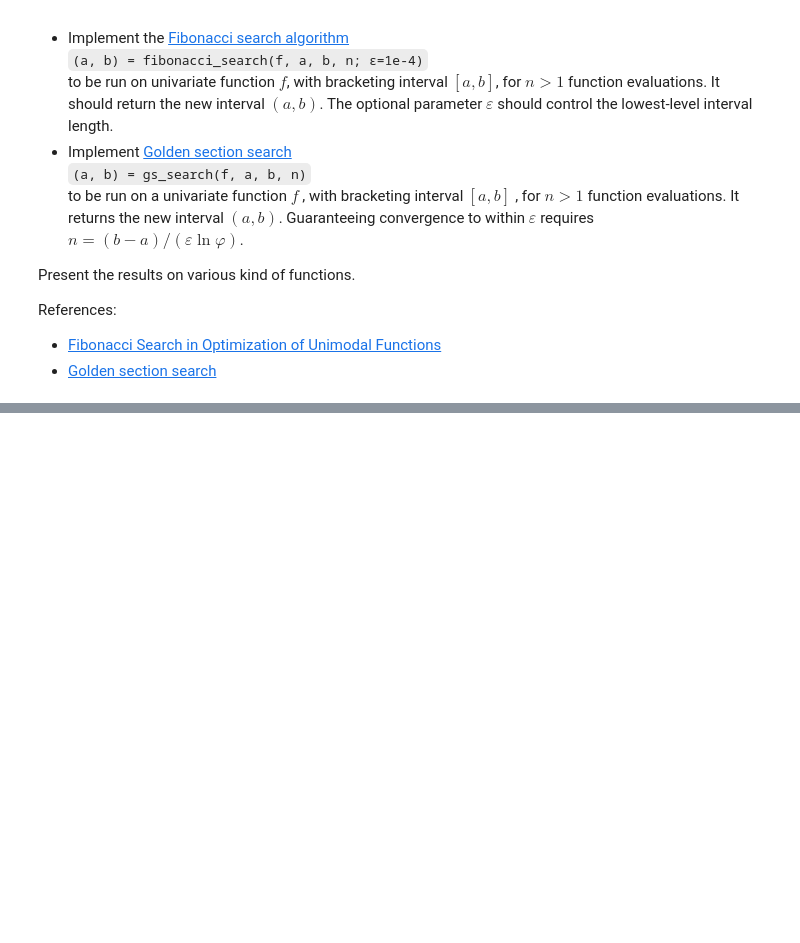
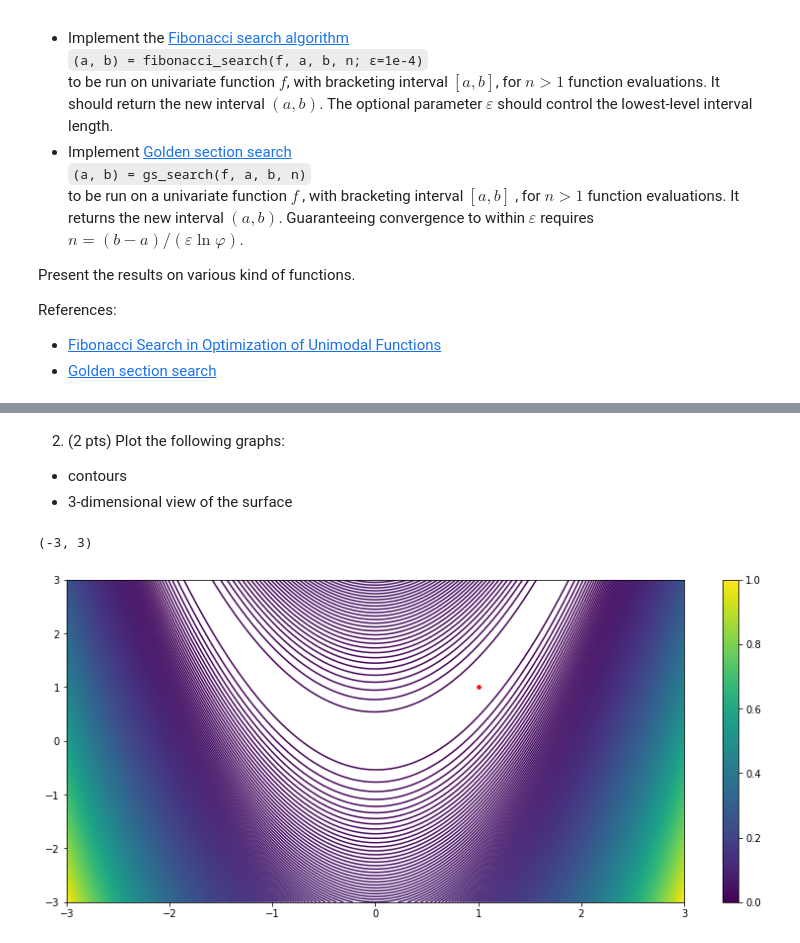
Before and after one commit to M-Grabias/Numerical_Optimization, a Jupyter notebook: NO_LAB_3.ipynb, the cells around one changed output, grey strips where cells are left out. Drawn from its saved outputs; the diff is of its cells as text; code cells hidden in the pictures; blank space fills up the shorter version.

```diff
--- a/NO_LAB_3.ipynb
+++ b/NO_LAB_3.ipynb
@@ -190,9 +151,10 @@ end
 # function at point x from R^2
 
 def rosenbrock(x):
-    '''
-    input: x, a 2-dimensional column vector with coordinates
-    output: a tuple with
+    ''' Computes the value, gradient and hessian matrix of the Rosenbrock's function at point x
+    INPUT:
+    - x, a 2-dimensional column vector with point coordinates
+    OUTPUT: a tuple with
     - value of the rosenbrock function at point x
     - gradient of the rosenbrok function at point x
     - hessian matrix of the rosenbrock function at point x
@@ -209,3 +171,30 @@ def rosenbrock(x):
     d2fdxdy = -400 * x[0]
     H = np.array([[d2fdx2, d2fdxdy], [d2fdxdy, d2fdy2]])
     return(value, grad, H)
+# %% [markdown]
+2. (2 pts) Plot the following graphs:
+  * contours
+  * 3-dimensional view of the surface
+# %%
+# initialize the domain
+x = np.arange(-3.0, 3.01, 0.01)
+xx, yy  = np.meshgrid(x, x)
+z = np.array([xx, yy]).reshape(2, -1)
+
+# get values
+values = rosenbrock(z)[0]
+
+# plot the contours
+plt.figure(figsize = (14,6))
+plt.contour(xx, yy, values.reshape(xx.shape), 500)
+plt.scatter(1,1, marker = ".", color = 'red', s = 50)
+plt.colorbar()
+plt.xlim(-3,3)
+plt.ylim(-3,3)
+
+# Our version of the Rosenbrock has a global minimum at (x_1, x_2) = (1, 1^2) with f(x_1,x_2)=0
+# the position of the minimum has been plotted alongside the Rosenbrock contours, marked with a red dot
+# clearly, the minimum lies within the parabolic-shaped "valley"
+# %% [output]
+(-3, 3)
+[figure, added]
```
Also changed, not shown: parts of 8 cells of this notebook, 2 other files.
